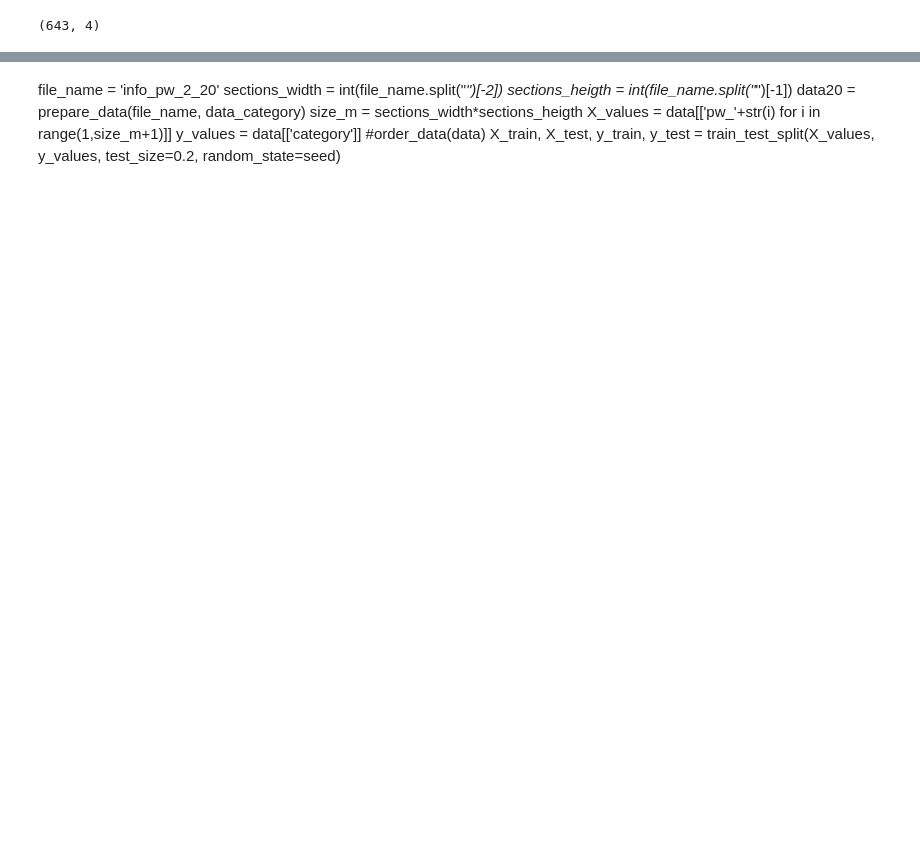
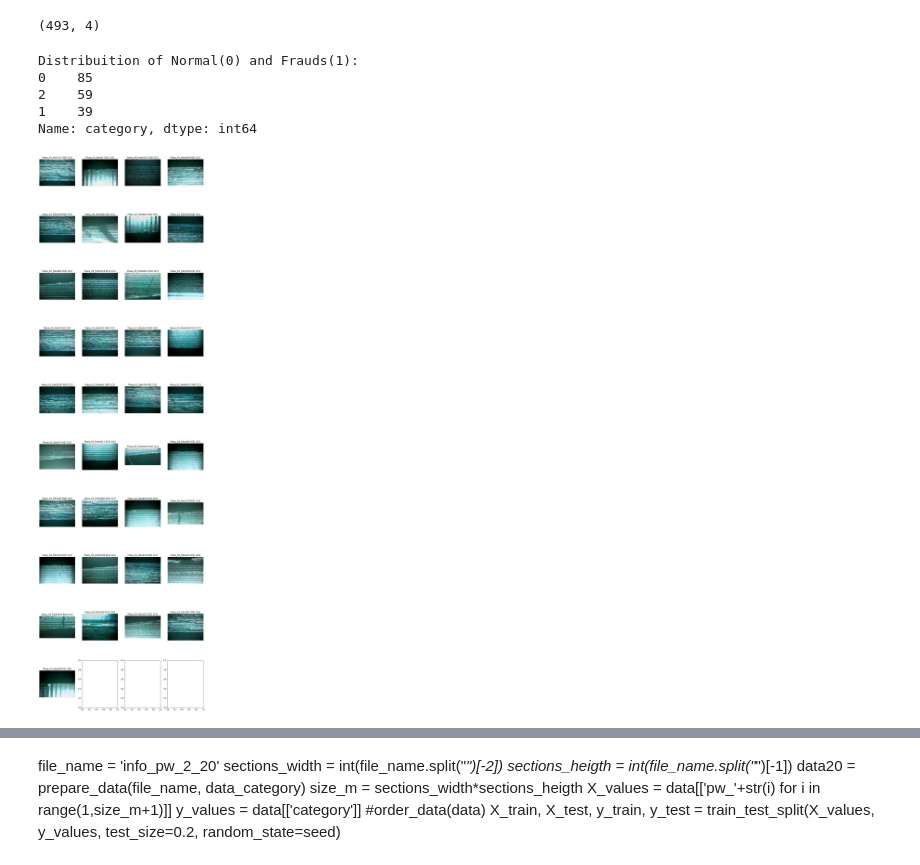
Before and after one commit to ULE-Informatica/burr_detection, a Jupyter notebook: info_data.ipynb, the cells around one changed output, grey strips where cells are left out. Cells and saved outputs as stored; diff of their text form; code cells hidden in the pictures; blank space fills up the shorter version.

```diff
--- a/info_data.ipynb
+++ b/info_data.ipynb
@@ -13,10 +14,10 @@ from sklearn.metrics import plot_confusion_matrix, confusion_matrix, classificat
 # %%
 seed = 45
 # %%
-data_category = pd.read_csv('data/info_category.csv', delimiter=';', decimal=".")
-data_category.shape
+data_category = pd.read_csv('info_category.csv', delimiter=';', decimal=".")
+print(data_category.shape)
 # %% [output]
-(643, 4)
+(493, 4)
 # %%
 def prepare_data(file_name, data_category):
     data = pd.read_csv(file_name+'.csv', delimiter=';', decimal=".")
@@ -36,3 +38,21 @@ def order_data(data):
                 reverse = sections.iloc[::-1]
                 data.loc[index, ['pw_'+str(i) for i in sections_range]] = reverse.values
         row = data.loc[index, :]
+# %%
+from sklearn.preprocessing import Normalizer
+file_name = 'info_h_'+str(50)
+sections_width = 50
+data = prepare_data(file_name, data_category)
+print("Distribuition of Normal(0) and Frauds(1): ")
+print(data["category"].value_counts())
+print('')
+# %% [output]
+Distribuition of Normal(0) and Frauds(1):
+0    85
+2    59
+1    39
+Name: category, dtype: int64
+# %%
+X_values = data[['h_'+str(i) for i in range(1,sections_width+1)]]
+y_values = data[['category']]
+X_train, X_test, y_train, y_test = train_test_split(X_values, y_values, test_size=0.2, random_state=seed)
@@ -38,0 +63,15 @@ def order_data(data):
+# %%
+b = np.array(prediction).reshape(prediction.shape[0], -1)
+c = np.array(y_test).reshape(y_test.shape[0], -1)
+a = np.array(data.loc[X_test.index].img_name).reshape(X_test.shape[0], -1)
+data_test = pd.DataFrame(np.hstack((a,b,c)), columns=['img_name', 'prediction', 'real'])
+fig, axs = plt.subplots(int(prediction.shape[0]/4)+1,4, figsize=(16,56))
+index = 0
+for index, row in data_test.iterrows():
+    image = cv2.imread('final_photos/'+row['img_name']+'.jpg')
+    axs[int(index/4)][index%4].imshow(image)
+    axs[int(index/4)][index%4].title.set_text(row['img_name']+' R('+str(row['real'])+') C('+str(row['prediction'])+')')
+    axs[int(index/4)][index%4].axis('off')
+    index +=1
+# %% [output]
+[figure, added]
```
Also changed, not shown: parts of 20 cells of this notebook, 45 other files.
